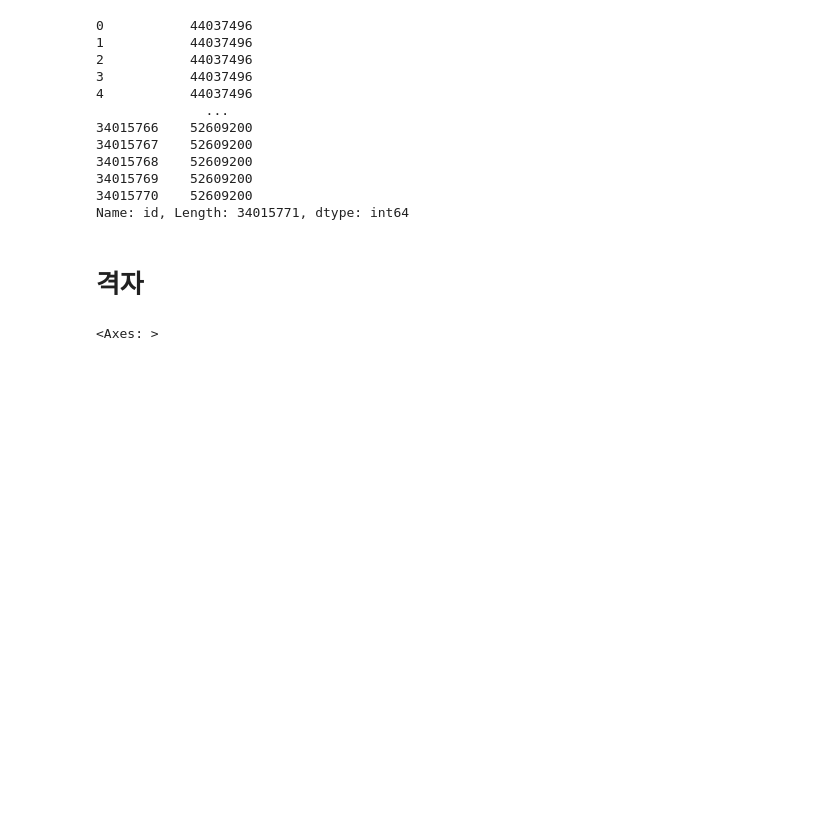
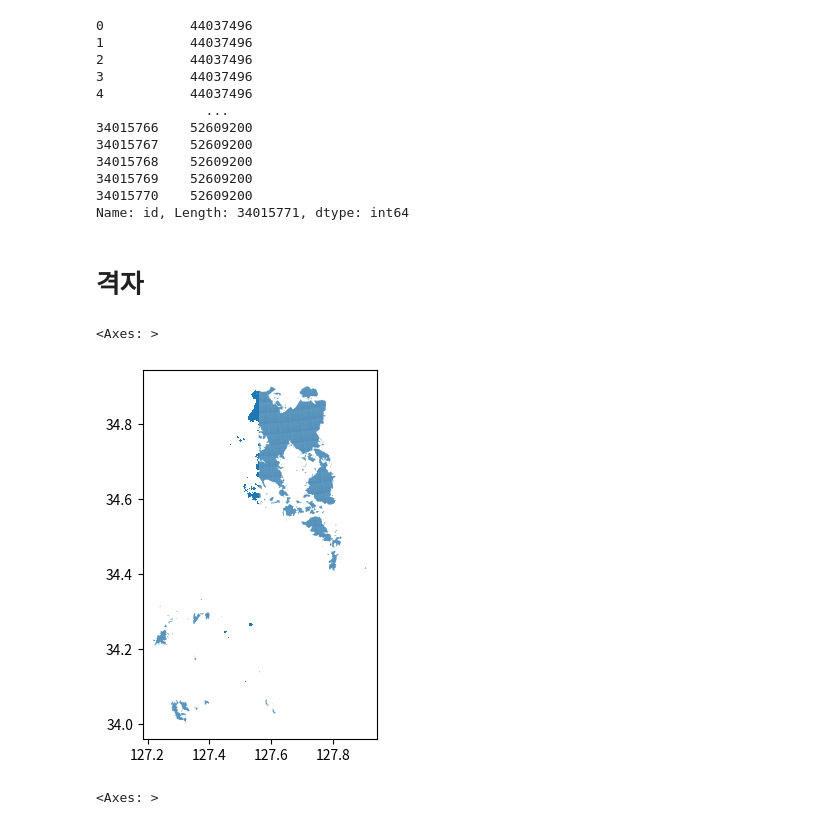
Before and after one commit to KnellBalm/yeosu, a Jupyter notebook: preproc.ipynb, the cells around one changed output. Drawn from its saved outputs; the diff is of its cells as text; code cells hidden in the pictures; blank space fills up the shorter version.

```diff
--- a/preproc.ipynb
+++ b/preproc.ipynb
@@ -52,6 +52,11 @@ id_admi_cdict = {k:v for k,v in zip(flow['id'],flow['admi_cd'])}
 # 격자
 # %%
 grid = gpd.read_file('deploy/data/json/yeosu_grid_filtered.geojson')
+# %%
+grid.plot()
+# %% [output]
+<Axes: >
+[figure, added]
 # %%
 yeosu_admin_polygon = gpd.read_file('../../GIS/admin_dong/HangJeongDong_ver20250401.geojson')
 
```
Also changed, not shown: parts of 1 cell of this notebook, 24 other files.
